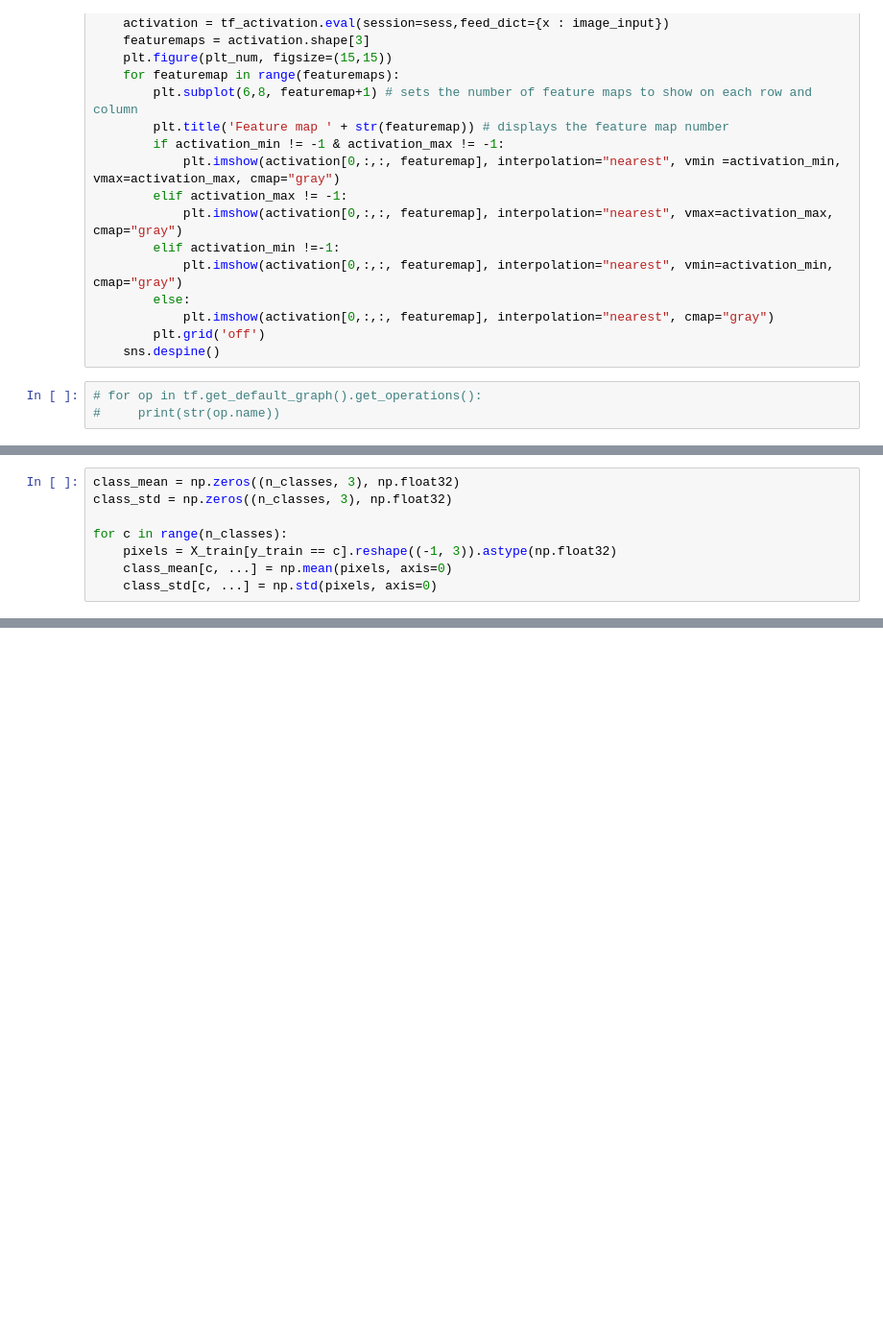
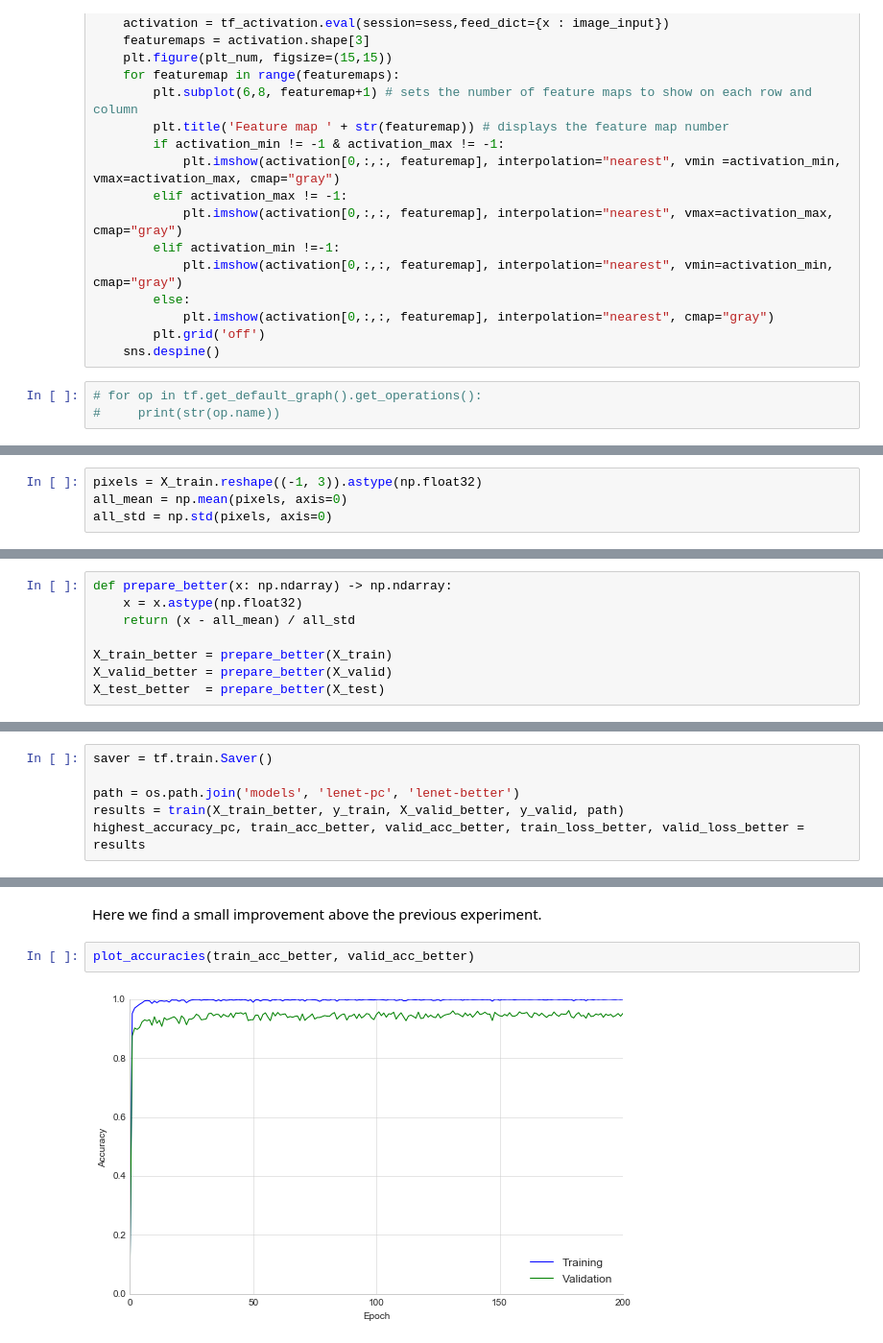
Before and after one commit to sunsided/CarND-Traffic-Sign-Classifier-Project, a Jupyter notebook: Traffic_Sign_Classifier.ipynb, the cells around one changed output, grey strips where cells are left out. Shown at 96% size. Saved outputs shown, nothing was run; the diff lists cells and outputs as text; blank space fills up the shorter version.

```diff
--- a/Traffic_Sign_Classifier.ipynb
+++ b/Traffic_Sign_Classifier.ipynb
@@ -1033,8 +1044,4 @@ array([47.5390625 , 42.81445312, 41.29199219])
 # %%
-class_mean = np.zeros((n_classes, 3), np.float32)
-class_std = np.zeros((n_classes, 3), np.float32)
-
-for c in range(n_classes):
-    pixels = X_train[y_train == c].reshape((-1, 3)).astype(np.float32)
-    class_mean[c, ...] = np.mean(pixels, axis=0)
-    class_std[c, ...] = np.std(pixels, axis=0)
+pixels = X_train.reshape((-1, 3)).astype(np.float32)
+all_mean = np.mean(pixels, axis=0)
+all_std = np.std(pixels, axis=0)
@@ -1051 +1053,9 @@ X_test_pc  = prepare_per_class(X_test, y_test)
+# %%
+def prepare_better(x: np.ndarray) -> np.ndarray:
+    x = x.astype(np.float32)
+    return (x - all_mean) / all_std
+
+X_train_better = prepare_better(X_train)
+X_valid_better = prepare_better(X_valid)
+X_test_better  = prepare_better(X_test)
 # %%
@@ -1054,0 +1065,6 @@ X_train_pc[0, ...].min(), X_train_pc[0, ...].max()
+# %%
+saver = tf.train.Saver()
+
+path = os.path.join('models', 'lenet-pc', 'lenet-better')
+results = train(X_train_better, y_train, X_valid_better, y_valid, path)
+highest_accuracy_pc, train_acc_better, valid_acc_better, train_loss_better, valid_loss_better = results
@@ -1054,0 +1089,6 @@ X_train_pc[0, ...].min(), X_train_pc[0, ...].max()
+# %% [markdown]
+Here we find a small improvement above the previous experiment.
+# %%
+plot_accuracies(train_acc_better, valid_acc_better)
+# %% [output]
+[figure, added]
```
Also changed, not shown: parts of 29 cells of this notebook, 3 other files.
